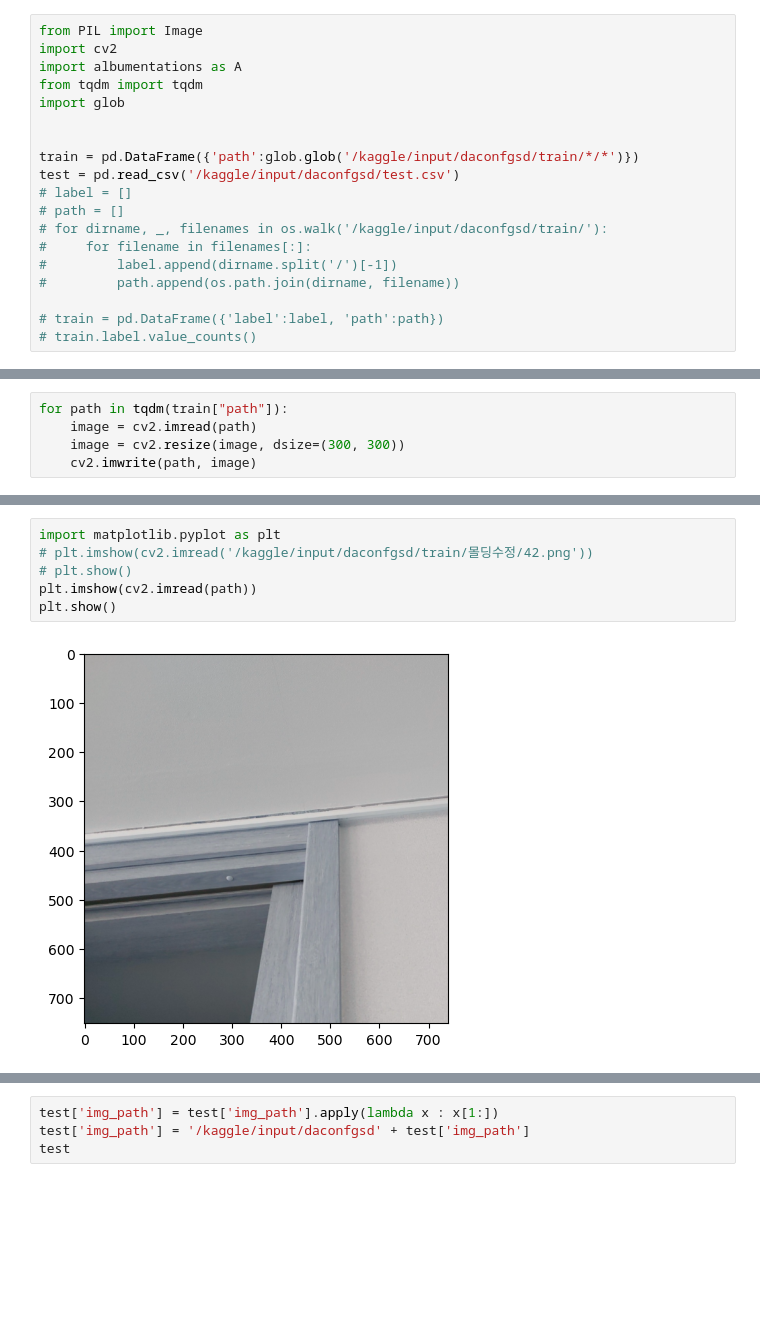
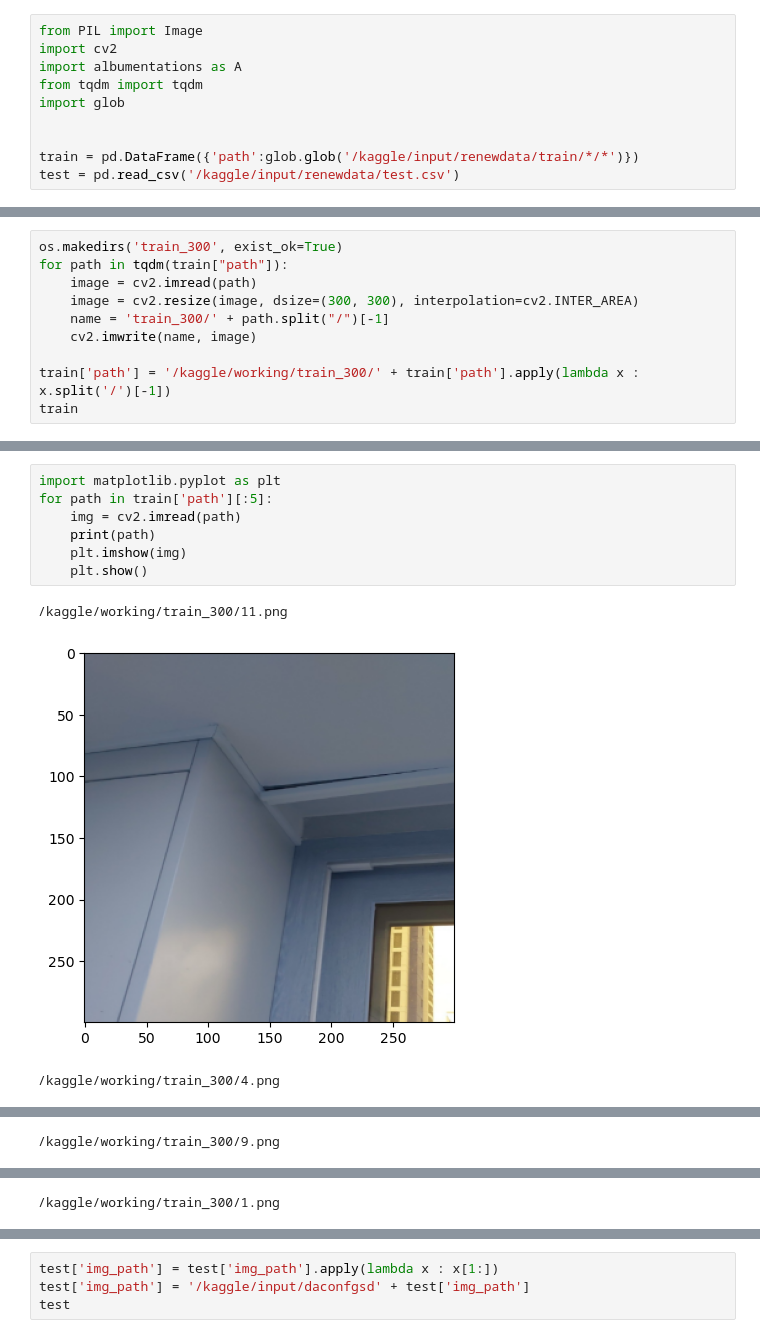
Before and after one commit to seuno2/dacon_muti_class_img_classification, a Jupyter notebook: papering-defect-classification-augmented.ipynb, the cells around one changed output, grey strips where cells are left out. Drawn from its saved outputs; the diff is of its cells as text; blank space fills up the shorter version.

Commit message:
Kaggle Notebook | papering_defect_classification_augmented | Version 3

```diff
--- a/papering-defect-classification-augmented.ipynb
+++ b/papering-defect-classification-augmented.ipynb
@@ -42,17 +42,8 @@ from tqdm import tqdm
 import glob
 
 
-train = pd.DataFrame({'path':glob.glob('/kaggle/input/daconfgsd/train/*/*')})
-test = pd.read_csv('/kaggle/input/daconfgsd/test.csv')
-# label = []
-# path = []
-# for dirname, _, filenames in os.walk('/kaggle/input/daconfgsd/train/'):
-#     for filename in filenames[:]:
-#         label.append(dirname.split('/')[-1])
-#         path.append(os.path.join(dirname, filename))
-
-# train = pd.DataFrame({'label':label, 'path':path})
-# train.label.value_counts()
+train = pd.DataFrame({'path':glob.glob('/kaggle/input/renewdata/train/*/*')})
+test = pd.read_csv('/kaggle/input/renewdata/test.csv')
 # %%
 train['label'] = train['path'].apply(lambda x : x.split('/')[-2])
 train
@@ -73,5 +66,10 @@ train
 # %%
+os.makedirs('train_300', exist_ok=True)
 for path in tqdm(train["path"]):
     image = cv2.imread(path)
-    image = cv2.resize(image, dsize=(300, 300))
-    cv2.imwrite(path, image)
+    image = cv2.resize(image, dsize=(300, 300), interpolation=cv2.INTER_AREA)
+    name = 'train_300/' + path.split("/")[-1]
+    cv2.imwrite(name, image)
+
+train['path'] = '/kaggle/working/train_300/' + train['path'].apply(lambda x : x.split('/')[-1])
+train
@@ -78,8 +90,11 @@ for path in tqdm(train["path"]):
 # %%
 import matplotlib.pyplot as plt
-# plt.imshow(cv2.imread('/kaggle/input/daconfgsd/train/몰딩수정/42.png'))
-# plt.show()
-plt.imshow(cv2.imread(path))
-plt.show()
+for path in train['path'][:5]:
+    img = cv2.imread(path)
+    print(path)
+    plt.imshow(img)
+    plt.show()
 # %% [output]
+/kaggle/working/train_300/11.png
-[figure, old version]
+[figure, new version]
+/kaggle/working/train_300/4.png
@@ -85,0 +102 @@ plt.show()
+/kaggle/working/train_300/9.png
@@ -85,0 +104 @@ plt.show()
+/kaggle/working/train_300/1.png
```
Also changed, not shown: parts of 9 cells of this notebook.
